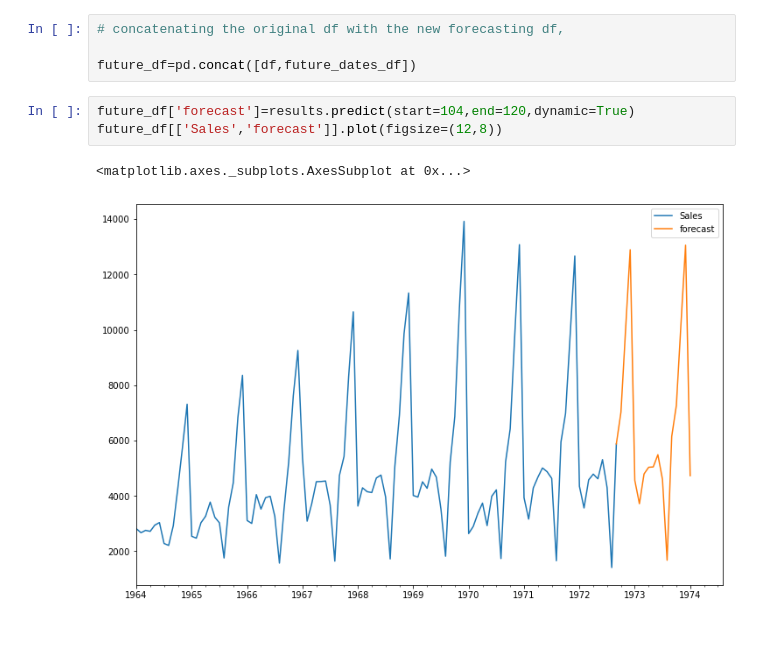
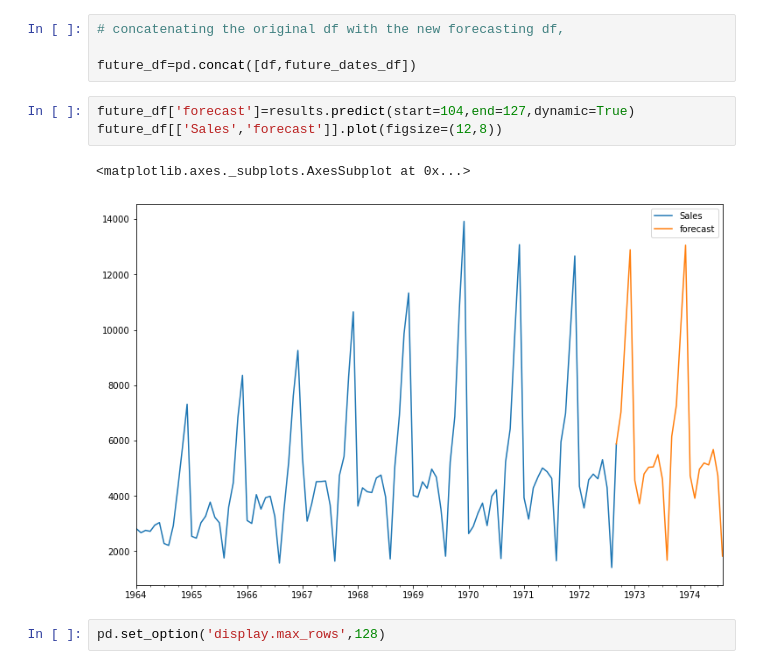
Before and after one commit to sauravakhouri/Champagne-Sales-Forecasting, a Jupyter notebook: Champagne Sales Forecasting.ipynb, the cells around one changed output. Drawn from its saved outputs; the diff is of its cells as text; blank space fills up the shorter version.

```diff
--- a/Champagne Sales Forecasting.ipynb
+++ b/Champagne Sales Forecasting.ipynb
@@ -259,8 +259,10 @@ future_dates_df.head()
 
 future_df=pd.concat([df,future_dates_df])
 # %%
-future_df['forecast']=results.predict(start=104,end=120,dynamic=True)
+future_df['forecast']=results.predict(start=104,end=127,dynamic=True)
 future_df[['Sales','forecast']].plot(figsize=(12,8))
 # %% [output]
 <matplotlib.axes._subplots.AxesSubplot at 0x...>
-[figure, old version]
+[figure, new version]
+# %%
+pd.set_option('display.max_rows',128)
```
Also changed, not shown: parts of 1 cell of this notebook.
